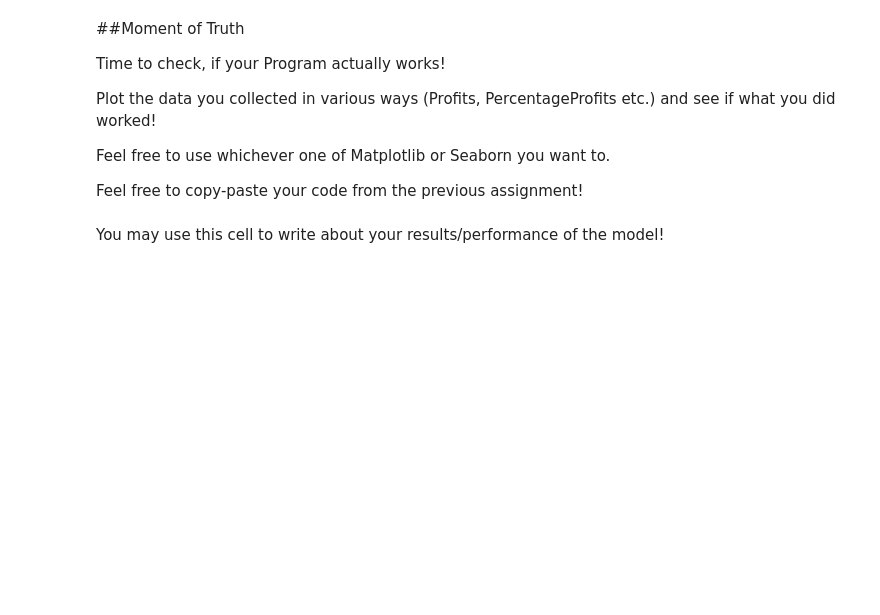
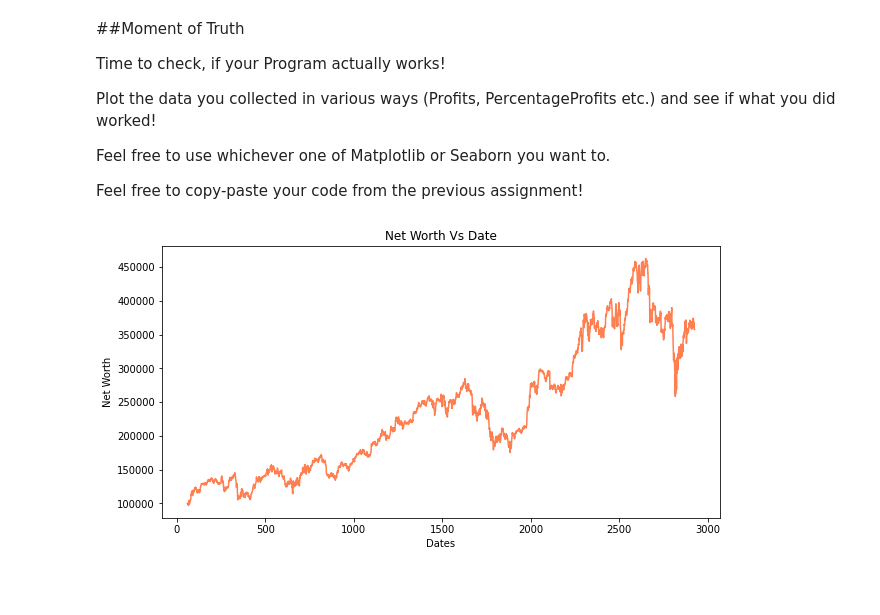
Before and after one commit to Agam9427/SOC-DL, a Jupyter notebook: Pairs.ipynb, the cells around one changed output. Drawn from its saved outputs; the diff is of its cells as text; code cells hidden in the pictures; blank space fills up the shorter version.

```diff
--- a/Pairs.ipynb
+++ b/Pairs.ipynb
@@ -36,12 +37,16 @@ For our purposes, We'll only be requiring certain columns. On an honest note, Ju
 Read up about the [pandas.read_csv](https://pandas.pydata.org/docs/reference/api/pandas.read_csv.html) function from here, and figure out how you'll use it to do the job (You don't need all the columns!)
 # %%
 def GetData(NameOfFile):
+
   #START CODE HERE
+    data=pd.read_csv(NameOfFile)
+    df=pd.DataFrame(data)
+    cols = [0,1,2,3,9]
+    df=df[df.columns[cols]]
 
 
 
-
-  return ________________  # pd.DataFrame Object
+    return df  # pd.DataFrame Object
 # %% [markdown]
 To aid Data-Manipulation, it would be beneficial, if we split the DataFrame into many small parts each corresponding to the data corresponding to the 30 Tickers on a particular date. These small parts could then be stored in a list.
 
@@ -143,20 +239,28 @@ With that the difficult part is over!
 
 Now, all you need to work on is a main loop, which calls all these functions
 # %%
-myPortfolio = PortFolio(________)
-NetWorthAfterEachTrade = [___]
+myPortfolio = PortFolio(int(input("Your Initial Balance?")))
+NetWorthAfterEachTrade = []
 
 
 #First Get the Data
-Data = ______________
-PartitionedData, DateToIndex= _______________
+Data = GetData('data.csv')
+PartitionedData, DateToIndex= PartitionData()
 
 #
 
 
 #Start processing from the (T+1)th Day(among the ones recorded in the Data)
-for i in range(__________,_________):
-  # Change the Prices to the ith Term
+for i in range(T,len(list(DateToIndex.keys()))):
+    # Change the Prices to the ith Term
+    a=np.array(PartitionedData[i]['adjcp'])
+    myPortfolio.ChangePricesTo(a)
   # Get NetWorth and store in list
+    NetWorthAfterEachTrade.append(myPortfolio.CalculateNetWorth())
   # Check if you need to rebalance Portfolio's Today
+    if i%T==0:
+        myPortfolio.RebalancePortfolio(i)
+
   # Check if you need to switch stocks today
+    if i%P==0:
+        myPortfolio.ChangePairs(PartitionedData,i,myPortfolio.stock_pairs)
@@ -172,7 +278,20 @@ Plot the data you collected in various ways (Profits, PercentageProfits etc.) an
 Feel free to use whichever one of Matplotlib or Seaborn you want to.
 
 Feel free to copy-paste your code from the previous assignment!
-# %%
-def VizualizeData(________________):
-# %% [markdown]
-You may use this cell to write about your results/performance of the model!
+# %%
+def VizualizeData():
+
+    xpoints=np.array(range(T,len(list(DateToIndex.keys()))))
+    plt.figure(figsize=(10,5))
+    plt.plot(xpoints,NetWorthAfterEachTrade,color='coral')
+
+    plt.xlabel('Dates')
+    plt.ylabel('Net Worth')
+    plt.title("Net Worth Vs Date")
+    plt.show()
+# %%
+VizualizeData()
+# %% [output]
+[figure, added]
+# %% [markdown]
+#
```
Also changed, not shown: parts of 8 cells of this notebook, 4 other files.
